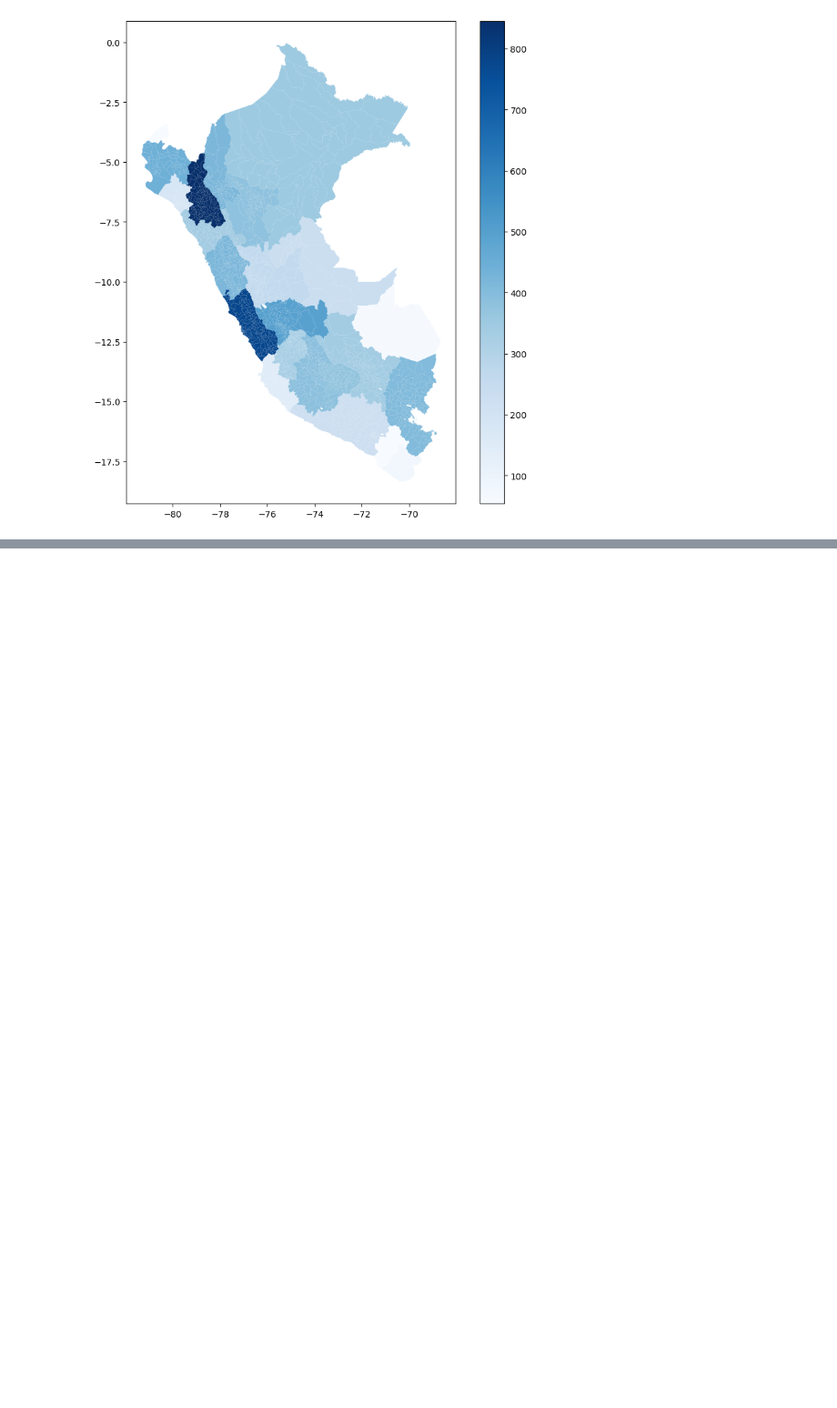
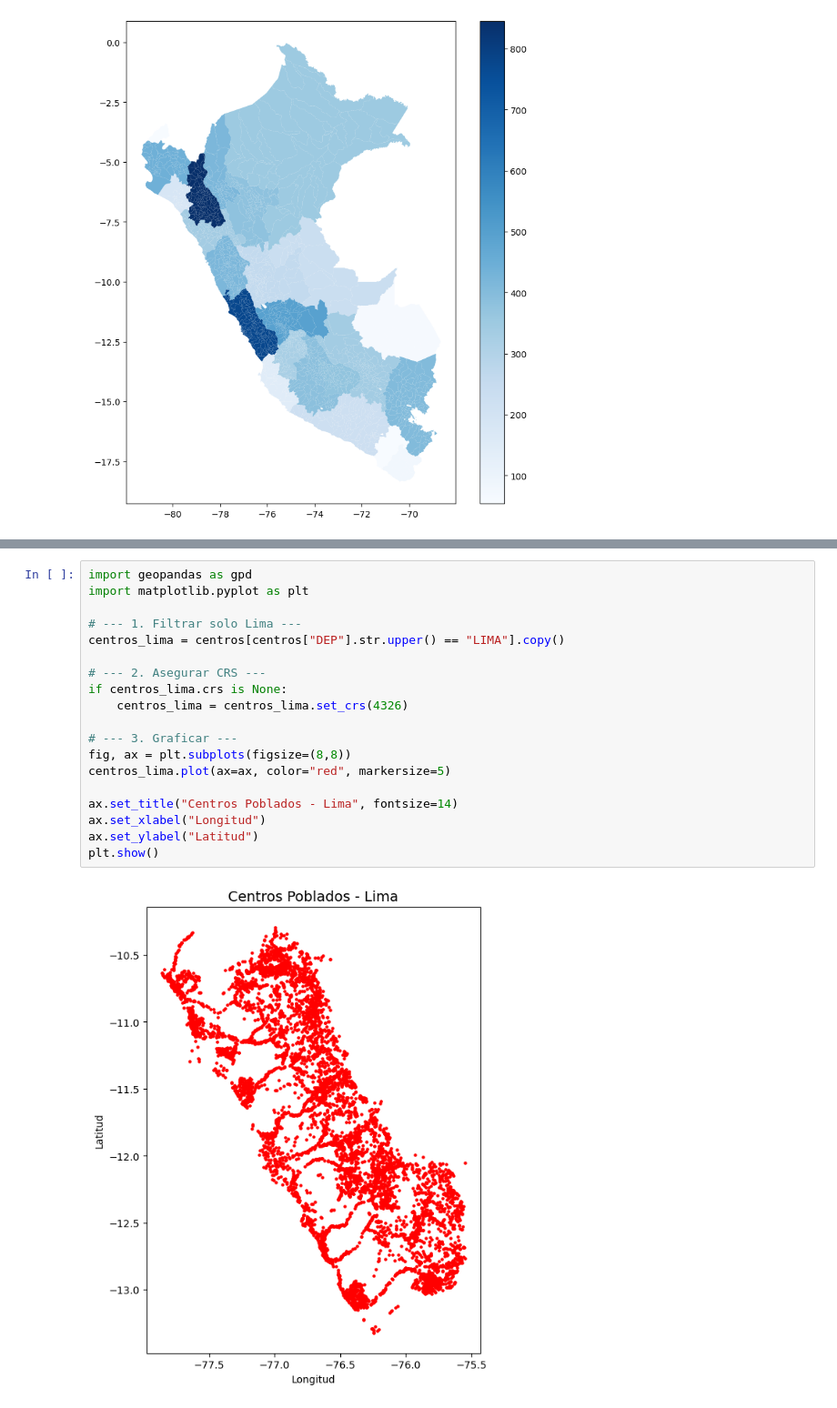
Before and after one commit to Gabrielsaa15/Hospitals-Access-Peru, a Jupyter notebook: task1.ipynb, the cells around one changed output, grey strips where cells are left out. Shown at 91% size. Cells and saved outputs as stored; diff of their text form; blank space fills up the shorter version.

```diff
--- a/task1.ipynb
+++ b/task1.ipynb
@@ -439,0 +467,21 @@ dept_map.plot(column="Hosp_Count", cmap="Blues", legend=True, figsize=(10,10))
+# %%
+import geopandas as gpd
+import matplotlib.pyplot as plt
+
+# --- 1. Filtrar solo Lima ---
+centros_lima = centros[centros["DEP"].str.upper() == "LIMA"].copy()
+
+# --- 2. Asegurar CRS ---
+if centros_lima.crs is None:
+    centros_lima = centros_lima.set_crs(4326)
+
+# --- 3. Graficar ---
+fig, ax = plt.subplots(figsize=(8,8))
+centros_lima.plot(ax=ax, color="red", markersize=5)
+
+ax.set_title("Centros Poblados - Lima", fontsize=14)
+ax.set_xlabel("Longitud")
+ax.set_ylabel("Latitud")
+plt.show()
+# %% [output]
+[figure, added]
```
Also changed, not shown: parts of 29 cells of this notebook.
